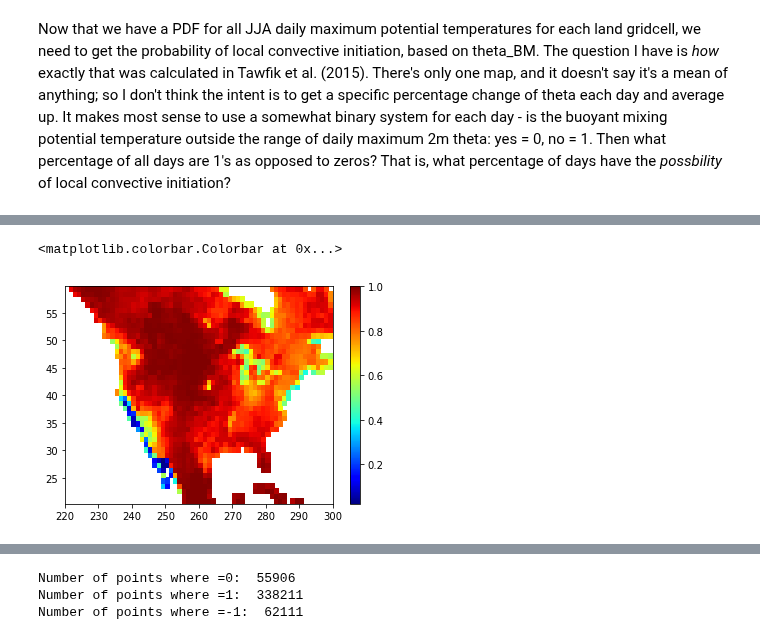
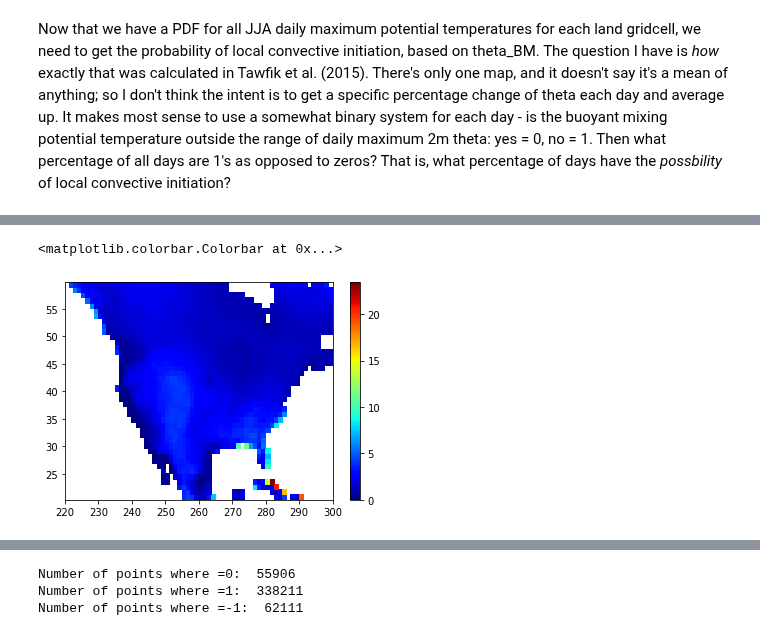
Before and after one commit to megandevlan/Coupling_CAM6CLM5, a Jupyter notebook: HCF.ipynb, the cells around one changed output, grey strips where cells are left out. Saved outputs shown, nothing was run; the diff lists cells and outputs as text; code cells hidden in the pictures.

```diff
--- a/HCF.ipynb
+++ b/HCF.ipynb
@@ -1297,7 +1294,7 @@ cbar = plt.colorbar(contour_plot, orientation='horizontal',cax=cbar_ax,
 # %%
 # Set array of bin edges to worry about
 binEdges   = np.arange(260,340,0.5)
-binCenters = binEdges[:-1]+(binEdges[1]-binEdges[0])
+binCenters = binEdges[:-1]+((binEdges[1]-binEdges[0])/2)
 # %%
 # Get PDF over all land gridcells...:
 [hist_clm5,  edges_clm5]  = np.histogram((dailyMax_CLM5_JJA.THETA_PS_TREF.values*landMask).reshape(len(lat)*len(lon)*len(dailyMax_CLM5_JJA.time.values)),   bins=binEdges, density=True)
@@ -1356,4 +1353,14 @@ plt.plot(binCenters, pdf_CLM5[ilat,ilon,:],'r-')
 # Histogram of thetaBM
 [histPoint_clm5, edges_clm5]   = np.histogram(thetaBM_CLM5[:,ilat,ilon],bins=binEdges, density=True)
 plt.plot(binCenters,histPoint_clm5,'g-')
+
+
+iTime    = 100
+modelVal = thetaBM_CLM5[iTime,ilat,ilon]
+iBin     = np.where((binCenters>=modelVal-0.25) & (binCenters<=modelVal+0.25))[0]
+print('thetaBM: ', modelVal)
+print('Bin Center: ', binCenters[iBin])
+print('probBin: ', histPoint_clm5[iBin]*binWidth)
+
+plt.axvline(edges_clm5[iBin],color='k')
 # %% [output]
@@ -1363,6 +1373,8 @@ plt.plot(binCenters,histPoint_clm5,'g-')
 # Upper limit on if local CI is plausible...
 CIplaus_CLM5  = np.full([np.shape(thetaBM_CLM5)[0], len(lat),len(lon)], np.nan)
 CIplaus_CLM45 = np.full([np.shape(thetaBM_CLM45)[0], len(lat),len(lon)], np.nan)
+
+CIplausPct_CLM5  = np.full([np.shape(thetaBM_CLM5)[0], len(lat),len(lon)], np.nan)
 
 pctDays_CLM5 = np.full([len(lat),len(lon)], np.nan)
 pctDays_CLM45 = np.full([len(lat),len(lon)], np.nan)
@@ -1398,13 +1410,22 @@ for ilat in range(len(lat)):
             thetaBM_CLM5_day  = thetaBM_CLM5[iTime,ilat,ilon]
             thetaBM_CLM45_day = thetaBM_CLM45[iTime,ilat,ilon]
 
-            if len(validCLM5)>0:
+            if ((len(validCLM5)>0) & (np.isfinite(thetaBM_CLM5_day)==True)):
+                # Assuming binary system...
                 if thetaBM_CLM5_day>(iPeak_clm5+binWidth):
                     CIplaus_CLM5[iTime, ilat,ilon] = 0
                 elif ( (thetaBM_CLM5_day<=(iPeak_clm5+binWidth)) & (thetaBM_CLM5_day>=(iMin_clm5-binWidth)) ):
                     CIplaus_CLM5[iTime, ilat,ilon] = 1
                 else:
                     CIplaus_CLM5[iTime, ilat,ilon] = -1
+
+                # Assuming we use probability from PDF...
+                iBin     = np.where((binCenters>=thetaBM_CLM5_day-0.25) & (binCenters<=thetaBM_CLM5_day+0.25))[0]
+                if len(iBin)>0:
+                    CIplausPct_CLM5[iTime,ilat,ilon] = (histPoint_clm5[iBin]*binWidth)*100.0
+                else:
+                    CIplausPct_CLM5[iTime,ilat,ilon] = 0.0
+
 
             if len(validCLM45)>0:
                 if thetaBM_CLM45_day>(iPeak_clm45+binWidth):
@@ -1429,6 +1455,6 @@ plt.show()
 # %%
-plt.pcolormesh(lon,lat,pctDays_CLM5,cmap='jet')
+plt.pcolormesh(lon,lat,np.nanmean(CIplausPct_CLM5,axis=0),cmap='jet')
 plt.colorbar()
 # %% [output]
 <matplotlib.colorbar.Colorbar at 0x...>
-[figure, old version]
+[figure, new version]
```
Also changed, not shown: parts of 13 cells of this notebook.
